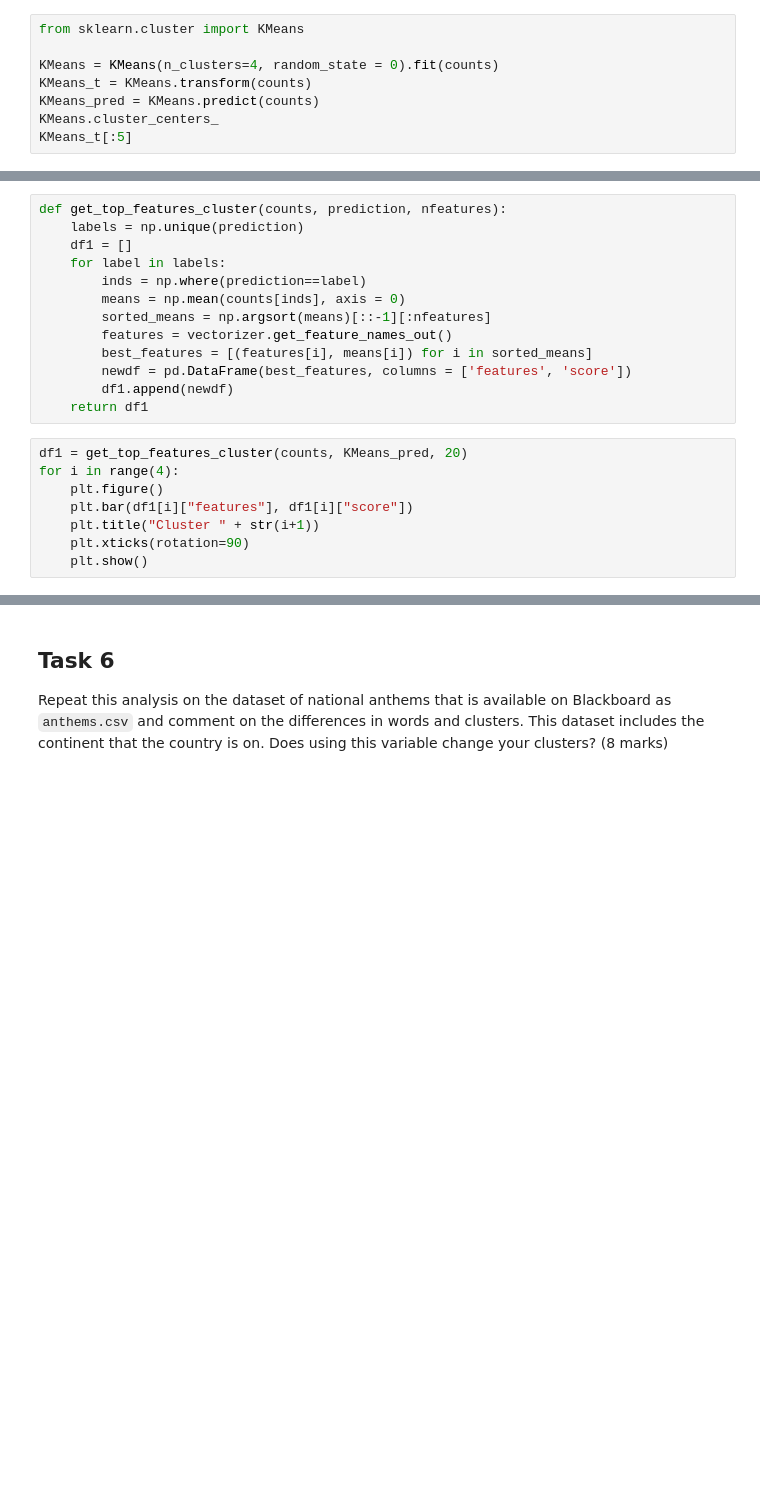
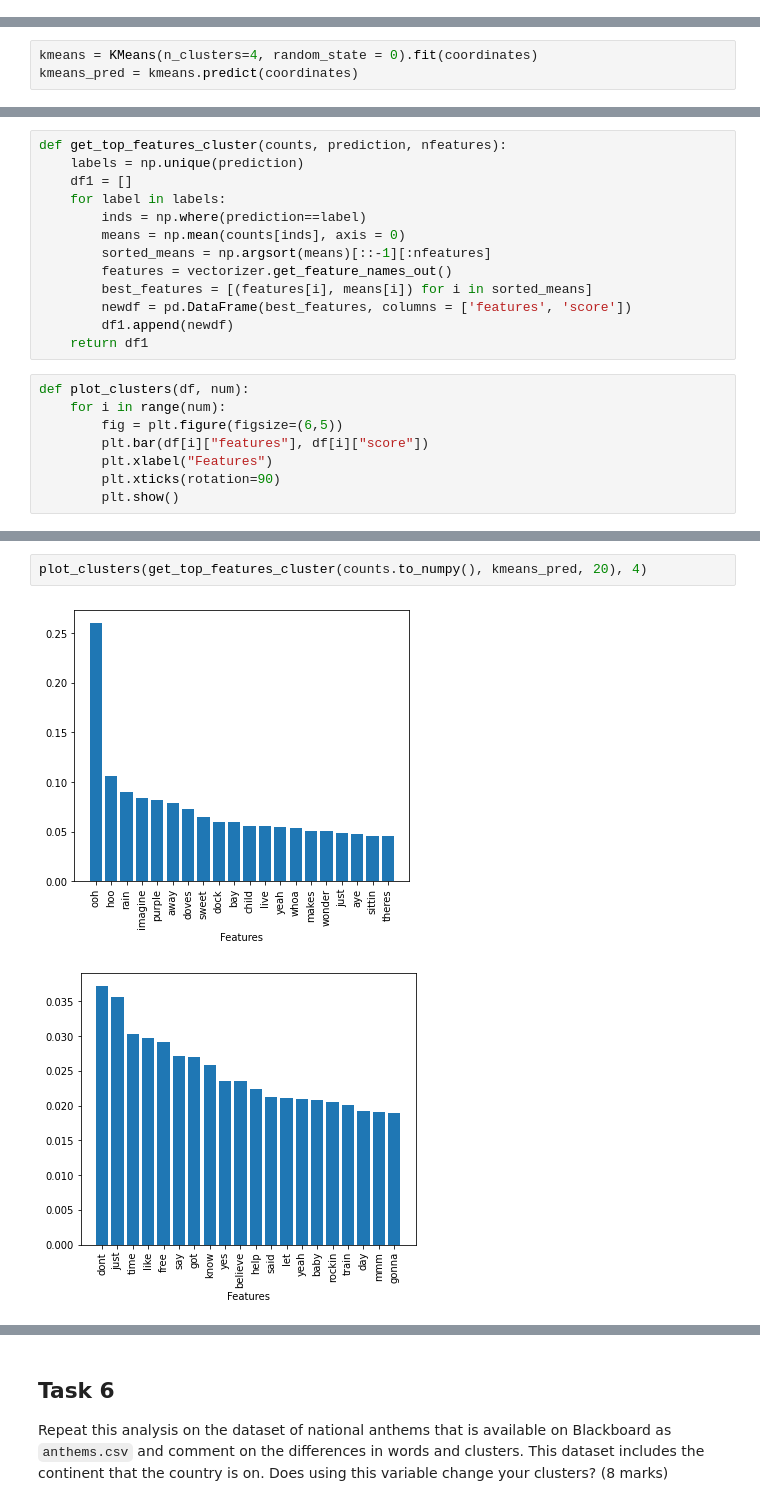
Before and after one commit to jaydenhooper/Clustering-Lyrics, a Jupyter notebook: Project.ipynb, the cells around one changed output, grey strips where cells are left out. Drawn from its saved outputs; the diff is of its cells as text; blank space fills up the shorter version.

```diff
--- a/Project.ipynb
+++ b/Project.ipynb
@@ -179,11 +176,3 @@ plt.plot(coordinates[:,0], coordinates[:,1], '.')
 # %% [markdown]
 ## Task 4
 The next thing to do is to try and cluster the songs together according to their count vectors. You can use any algorithm you like, but I recommend $k$-means. For now, just pick an arbitrary number of clusters (I used 4), but make sure you can cluster the data. Take a look at the songs inside a cluster and see if you think they have any similarities. (4 marks)
-# %%
-from sklearn.cluster import KMeans
-
-KMeans = KMeans(n_clusters=4, random_state = 0).fit(counts)
-KMeans_t = KMeans.transform(counts)
-KMeans_pred = KMeans.predict(counts)
-KMeans.cluster_centers_
-KMeans_t[:5]
@@ -199,3 +179,6 @@ KMeans(algorithm='full', n_clusters=4, random_state=1)
+# %%
+kmeans = KMeans(n_clusters=4, random_state = 0).fit(coordinates)
+kmeans_pred = kmeans.predict(coordinates)
 # %% [markdown]
 We need to do some more work to work out how many clusters there are. To do this we will take is to see which words are the most common in each cluster. If the cluster is good, then we would expect to see quite a few words in common between the songs in the cluster. There is a function below (`get_top_features_cluster`) that finds them if you give it predictions make by the $k$-means algorithm and the number of words you want.
 
@@ -215,10 +198,10 @@ def get_top_features_cluster(counts, prediction, nfeatures):
         df1.append(newdf)
     return df1
 # %%
-df1 = get_top_features_cluster(counts, KMeans_pred, 20)
-for i in range(4):
-    plt.figure()
-    plt.bar(df1[i]["features"], df1[i]["score"])
-    plt.title("Cluster " + str(i+1))
-    plt.xticks(rotation=90)
-    plt.show()
+def plot_clusters(df, num):
+    for i in range(num):
+        fig = plt.figure(figsize=(6,5))
+        plt.bar(df[i]["features"], df[i]["score"])
+        plt.xlabel("Features")
+        plt.xticks(rotation=90)
+        plt.show()
@@ -235,0 +208,5 @@ for i in range(4):
+# %%
+plot_clusters(get_top_features_cluster(counts.to_numpy(), kmeans_pred, 20), 4)
+# %% [output]
+[figure, added]
+[figure, added]
```
Also changed, not shown: parts of 45 cells of this notebook.
